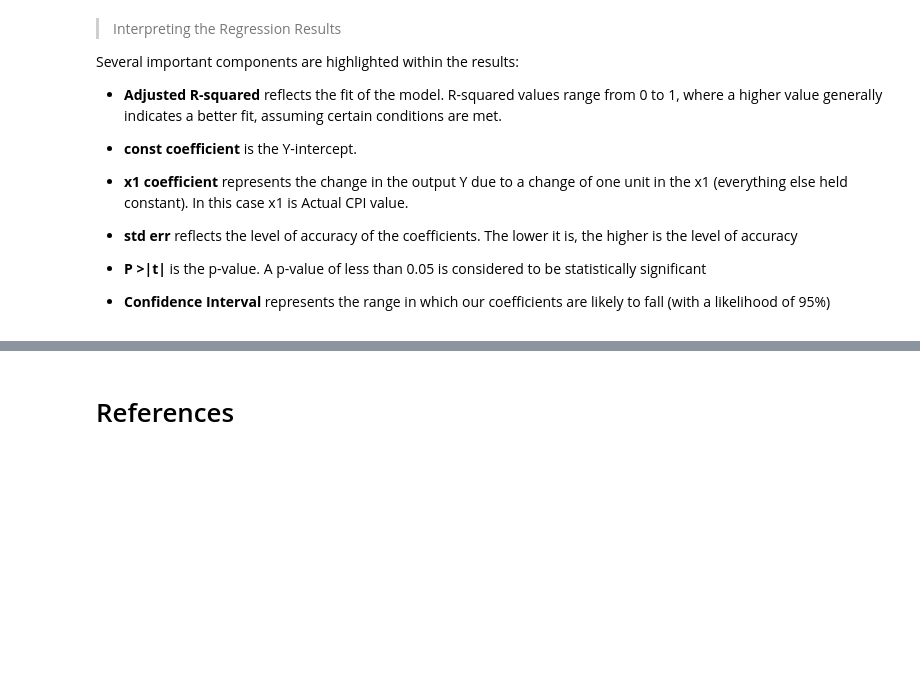
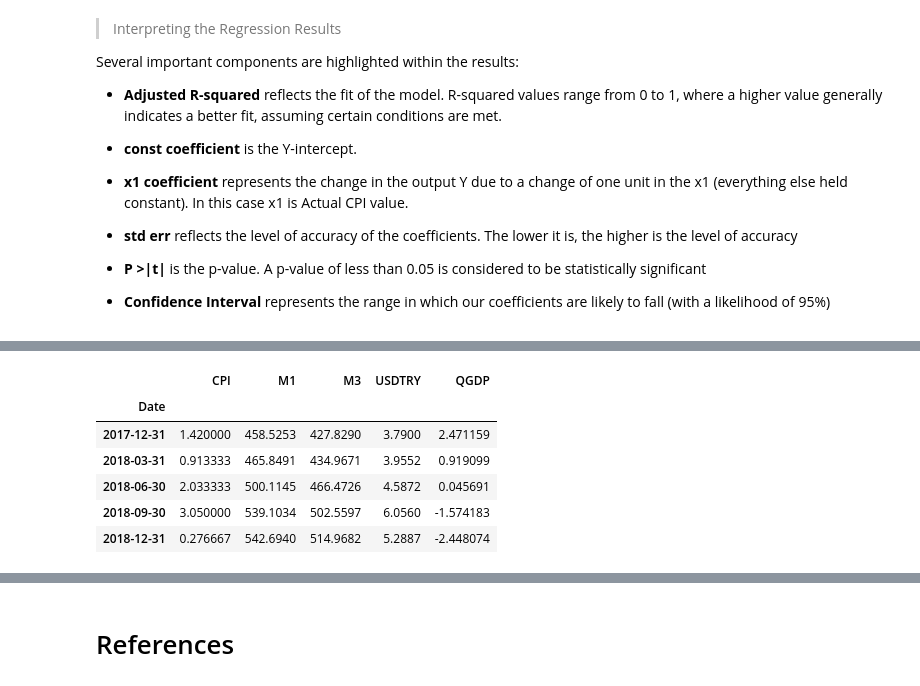
Before and after one commit to aricem/BusinessForecasting, a Jupyter notebook: CPI.ipynb, the cells around one changed output, grey strips where cells are left out. Saved outputs shown, nothing was run; the diff lists cells and outputs as text; code cells hidden in the pictures; blank space fills up the shorter version.

```diff
--- a/CPI.ipynb
+++ b/CPI.ipynb
@@ -1099,0 +1108,14 @@ Several important components are highlighted within the results:
+# %%
+df_mra = df.set_index('Date')
+
+df_mra = pd.concat([df_mra.CPI.resample('Q').mean(), df_mra.M1.resample('Q').sum(), df_mra.M3.resample('Q').sum(), df_mra.USDTRY.resample('Q').ffill(), df_mra.QGDP.resample('Q').mean()], axis=1)
+df_mra = df_mra.dropna()
+df_mra.tail()
+# %% [output]
+|  | CPI | M1 | M3 | USDTRY | QGDP |
+| Date |  |  |  |  |  |
+| 2017-12-31 | 1.420000 | 458.5253 | 427.8290 | 3.7900 | 2.471159 |
+| 2018-03-31 | 0.913333 | 465.8491 | 434.9671 | 3.9552 | 0.919099 |
+| 2018-06-30 | 2.033333 | 500.1145 | 466.4726 | 4.5872 | 0.045691 |
+| 2018-09-30 | 3.050000 | 539.1034 | 502.5597 | 6.0560 | -1.574183 |
+| 2018-12-31 | 0.276667 | 542.6940 | 514.9682 | 5.2887 | -2.448074 |
```
Also changed, not shown: parts of 6 cells of this notebook.
